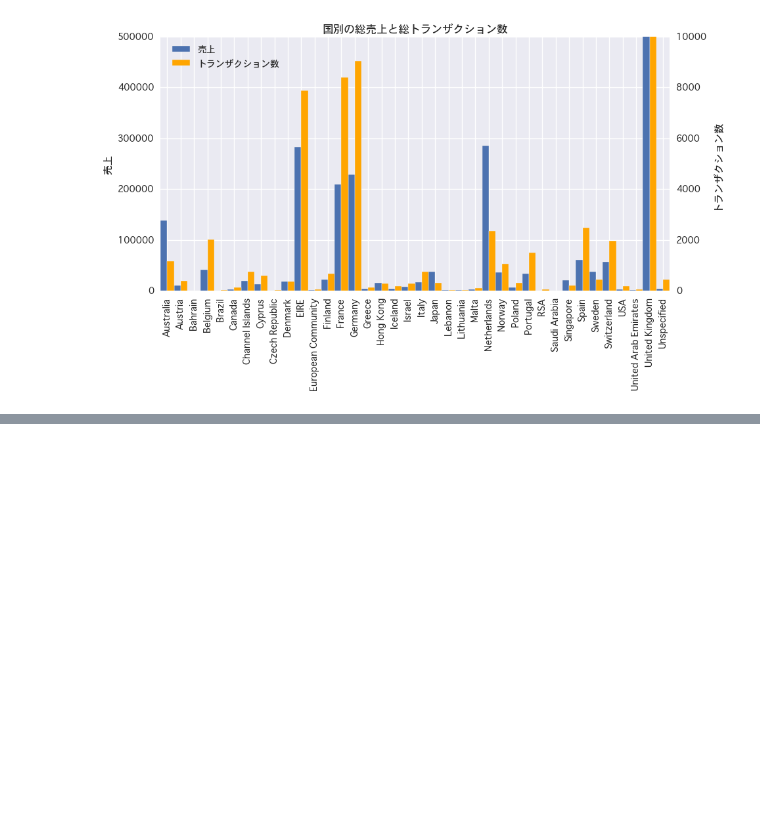
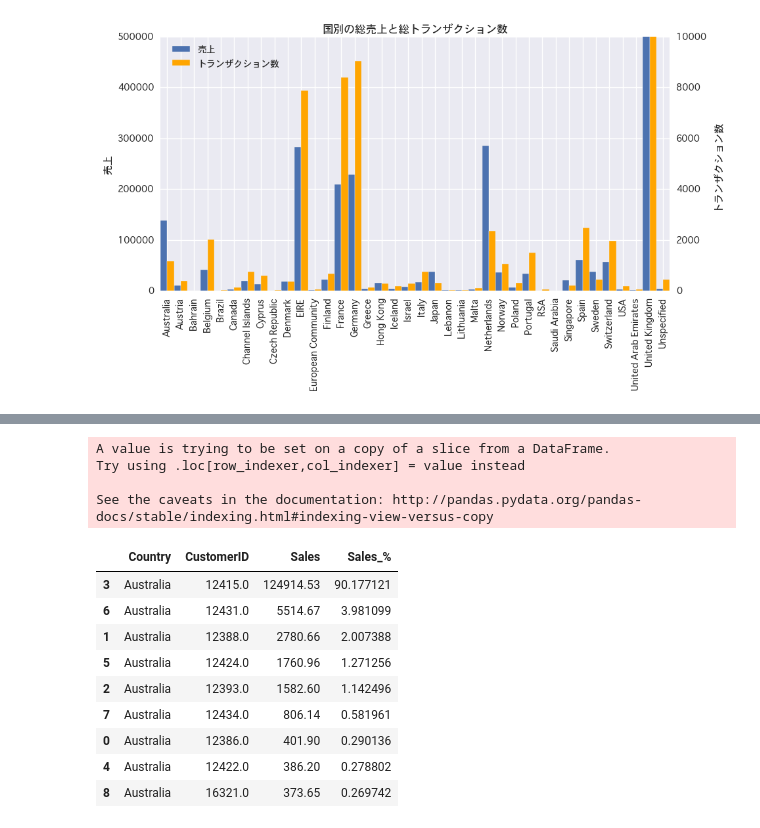
Before and after one commit to Fujiki-Nakamura/OnlineRetailAnalysis, a Jupyter notebook: EDA/sales.ipynb, the cells around one changed output, grey strips where cells are left out. Drawn from its saved outputs; the diff is of its cells as text; code cells hidden in the pictures; blank space fills up the shorter version.

```diff
--- a/EDA/sales.ipynb
+++ b/EDA/sales.ipynb
@@ -138,0 +203,23 @@ Name: Sales, dtype: float64
+# %%
+# 各国の 各 Customer　の構成比
+country = 'Australia'
+
+df_the_country = df_sales_by_country_customer[df_sales_by_country_customer['Country'] == country]
+df_the_country['Sales_%'] = \
+(df_the_country['Sales'] / df_the_country['Sales'].sum()) * 100
+df_the_country.sort_values('Sales', ascending=False)
+# %% [output]
+A value is trying to be set on a copy of a slice from a DataFrame.
+Try using .loc[row_indexer,col_indexer] = value instead
+
+See the caveats in the documentation: http://pandas.pydata.org/pandas-docs/stable/indexing.html#indexing-view-versus-copy
+|  | Country | CustomerID | Sales | Sales_% |
+| 3 | Australia | 12415.0 | 124914.53 | 90.177121 |
+| 6 | Australia | 12431.0 | 5514.67 | 3.981099 |
+| 1 | Australia | 12388.0 | 2780.66 | 2.007388 |
+| 5 | Australia | 12424.0 | 1760.96 | 1.271256 |
+| 2 | Australia | 12393.0 | 1582.60 | 1.142496 |
+| 7 | Australia | 12434.0 | 806.14 | 0.581961 |
+| 0 | Australia | 12386.0 | 401.90 | 0.290136 |
+| 4 | Australia | 12422.0 | 386.20 | 0.278802 |
+| 8 | Australia | 16321.0 | 373.65 | 0.269742 |
```
Also changed, not shown: parts of 20 cells of this notebook, 4 other files.
